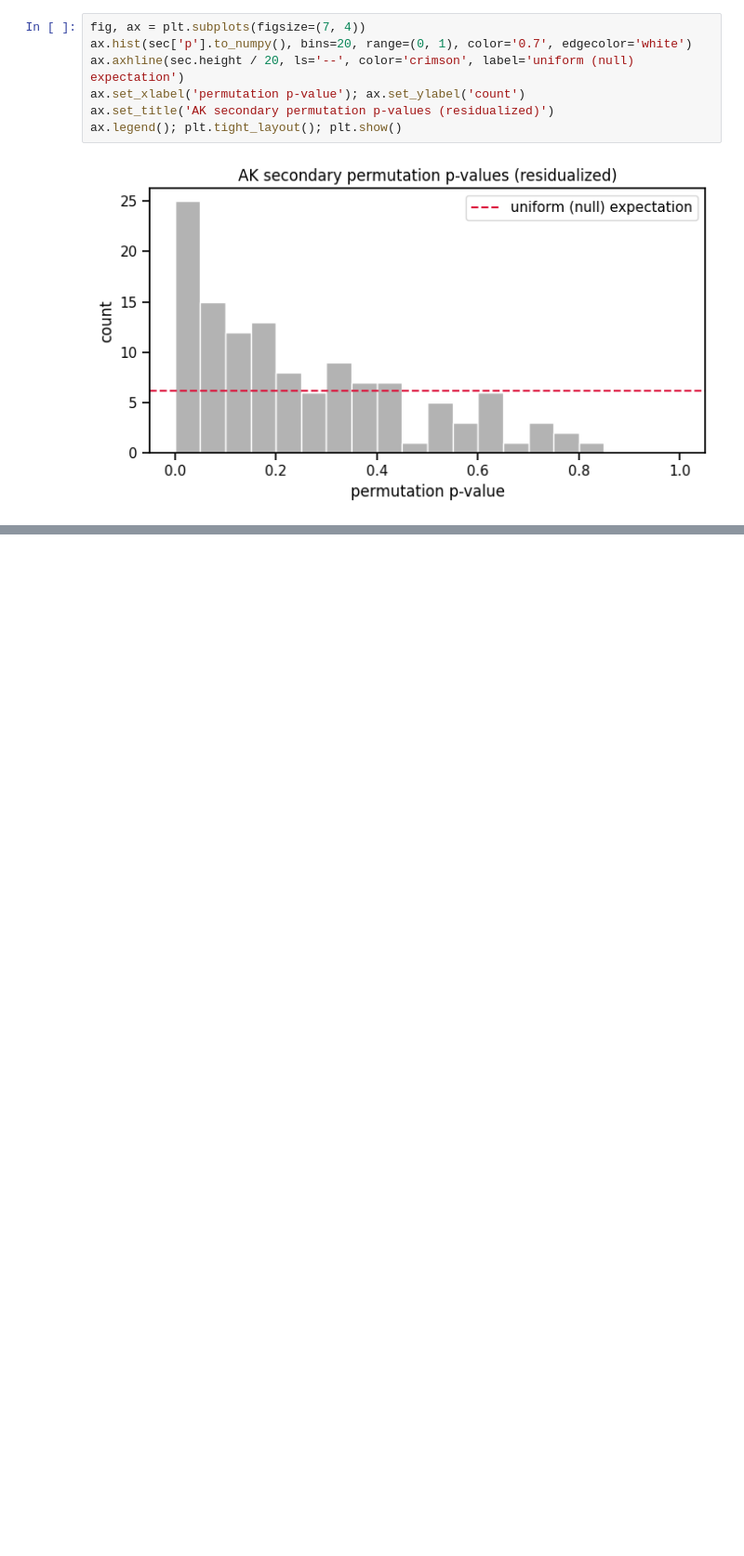
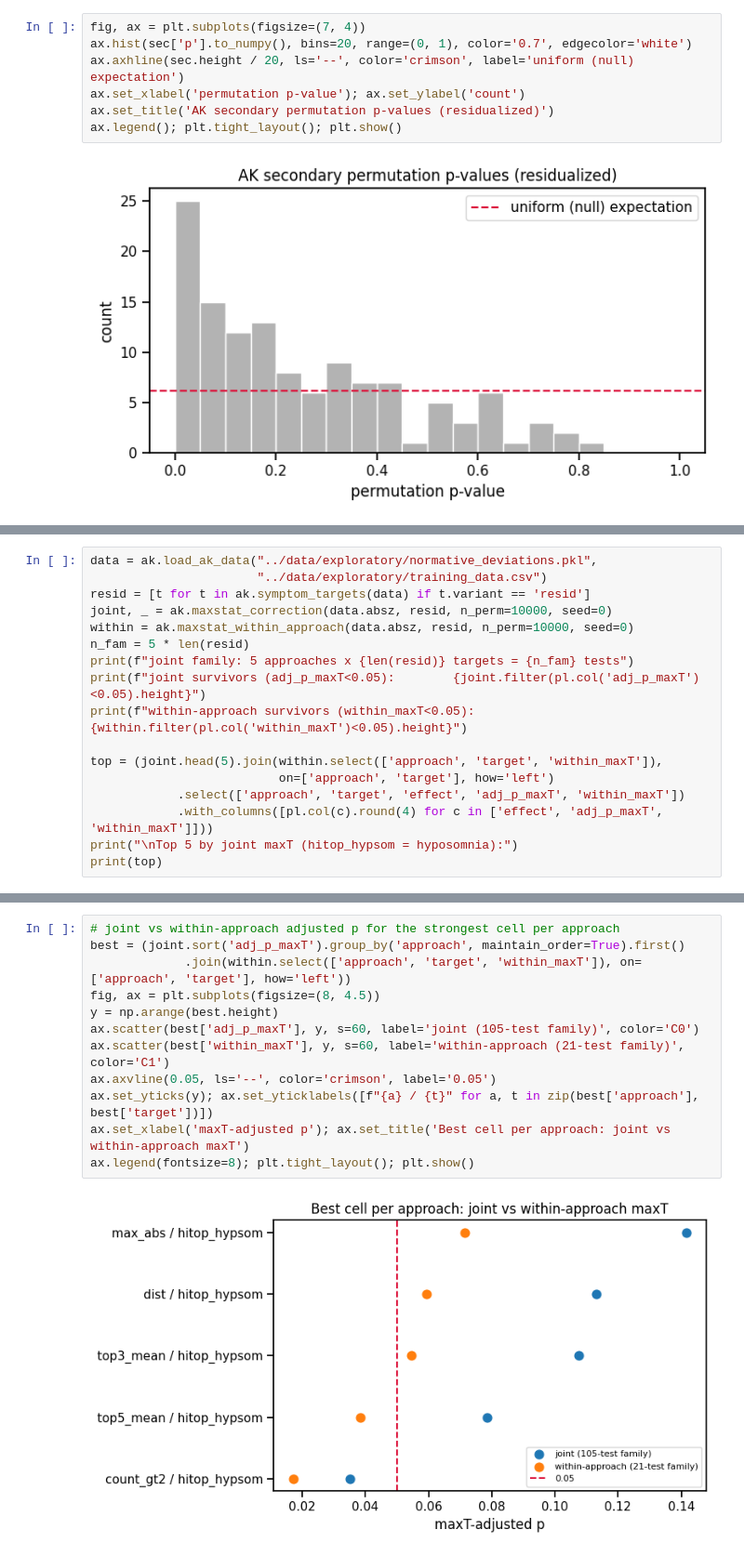
Before and after one commit to NIMH-MLT/cogmood_analysis, a Jupyter notebook: notebooks/anna_karenina.ipynb, the cells around one changed output, grey strips where cells are left out. Shown at 93% size. Saved outputs shown, nothing was run; the diff lists cells and outputs as text; blank space fills up the shorter version.

```diff
--- a/notebooks/anna_karenina.ipynb
+++ b/notebooks/anna_karenina.ipynb
@@ -112,0 +142,17 @@ ax.legend(); plt.tight_layout(); plt.show()
+# %%
+data = ak.load_ak_data("../data/exploratory/normative_deviations.pkl",
+                       "../data/exploratory/training_data.csv")
+resid = [t for t in ak.symptom_targets(data) if t.variant == 'resid']
+joint, _ = ak.maxstat_correction(data.absz, resid, n_perm=10000, seed=0)
+within = ak.maxstat_within_approach(data.absz, resid, n_perm=10000, seed=0)
+n_fam = 5 * len(resid)
+print(f"joint family: 5 approaches x {len(resid)} targets = {n_fam} tests")
+print(f"joint survivors (adj_p_maxT<0.05):        {joint.filter(pl.col('adj_p_maxT')<0.05).height}")
+print(f"within-approach survivors (within_maxT<0.05): {within.filter(pl.col('within_maxT')<0.05).height}")
+
+top = (joint.head(5).join(within.select(['approach', 'target', 'within_maxT']),
+                          on=['approach', 'target'], how='left')
+            .select(['approach', 'target', 'effect', 'adj_p_maxT', 'within_maxT'])
+            .with_columns([pl.col(c).round(4) for c in ['effect', 'adj_p_maxT', 'within_maxT']]))
+print("\nTop 5 by joint maxT (hitop_hypsom = hyposomnia):")
+print(top)
@@ -113 +177,15 @@ ax.legend(); plt.tight_layout(); plt.show()
+# %%
+# joint vs within-approach adjusted p for the strongest cell per approach
+best = (joint.sort('adj_p_maxT').group_by('approach', maintain_order=True).first()
+             .join(within.select(['approach', 'target', 'within_maxT']), on=['approach', 'target'], how='left'))
+fig, ax = plt.subplots(figsize=(8, 4.5))
+y = np.arange(best.height)
+ax.scatter(best['adj_p_maxT'], y, s=60, label='joint (105-test family)', color='C0')
+ax.scatter(best['within_maxT'], y, s=60, label='within-approach (21-test family)', color='C1')
+ax.axvline(0.05, ls='--', color='crimson', label='0.05')
+ax.set_yticks(y); ax.set_yticklabels([f"{a} / {t}" for a, t in zip(best['approach'], best['target'])])
+ax.set_xlabel('maxT-adjusted p'); ax.set_title('Best cell per approach: joint vs within-approach maxT')
+ax.legend(fontsize=8); plt.tight_layout(); plt.show()
+# %% [output]
+[figure, added]
 # %% [markdown]
```
Also changed, not shown: parts of 7 cells of this notebook, 2 other files.
